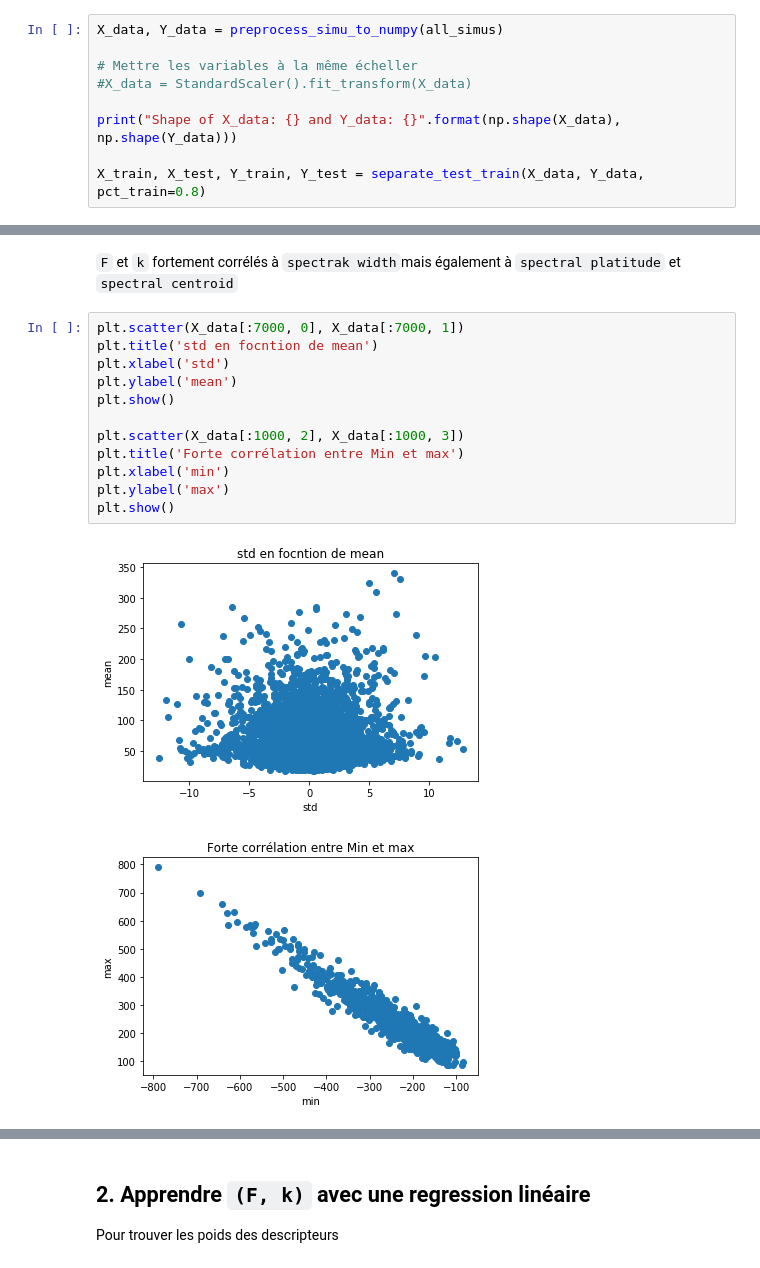
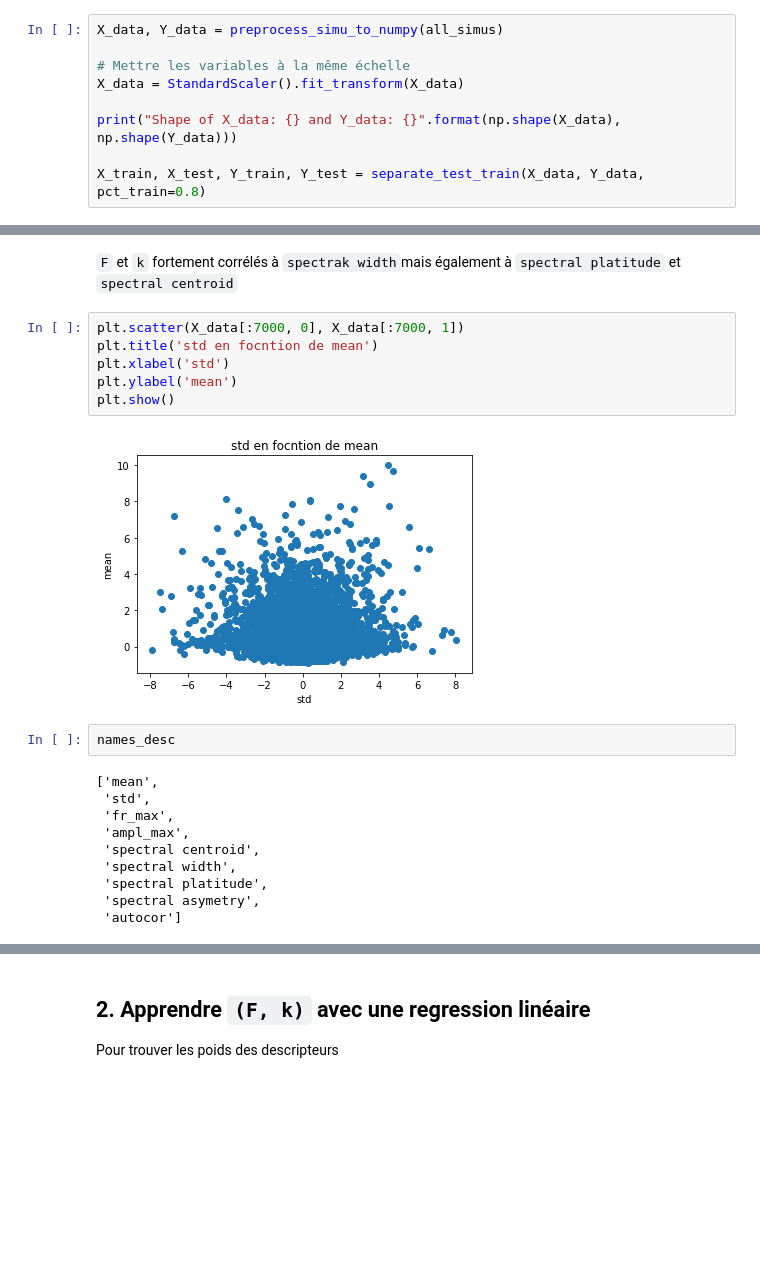
Before and after one commit to ELOISESOULIER/acterrea, a Jupyter notebook: ressort_param_descriptors.ipynb, the cells around one changed output, grey strips where cells are left out. Drawn from its saved outputs; the diff is of its cells as text; blank space fills up the shorter version.

Commit message:
desc with weights

```diff
--- a/ressort_param_descriptors.ipynb
+++ b/ressort_param_descriptors.ipynb
@@ -111,8 +80,8 @@ def separate_test_train(X_data, Y_data, pct_train=0.8):
 # %%
 X_data, Y_data = preprocess_simu_to_numpy(all_simus)
 
-# Mettre les variables à la même écheller
-#X_data = StandardScaler().fit_transform(X_data)
+# Mettre les variables à la même échelle
+X_data = StandardScaler().fit_transform(X_data)
 
 print("Shape of X_data: {} and Y_data: {}".format(np.shape(X_data), np.shape(Y_data)))
 
@@ -177,16 +146,21 @@ X_df.corr()[['F', 'k']]
 # %%
 plt.scatter(X_data[:7000, 0], X_data[:7000, 1])
 plt.title('std en focntion de mean')
 plt.xlabel('std')
 plt.ylabel('mean')
 plt.show()
-
-plt.scatter(X_data[:1000, 2], X_data[:1000, 3])
-plt.title('Forte corrélation entre Min et max')
-plt.xlabel('min')
-plt.ylabel('max')
-plt.show()
 # %% [output]
-[figure, old version]
+[figure, new version]
-[figure, removed]
+# %%
+names_desc
+# %% [output]
+['mean',
+ 'std',
+ 'fr_max',
+ 'ampl_max',
+ 'spectral centroid',
+ 'spectral width',
+ 'spectral platitude',
+ 'spectral asymetry',
+ 'autocor']
 # %%
```
Also changed, not shown: parts of 26 cells of this notebook, 3 other files.
